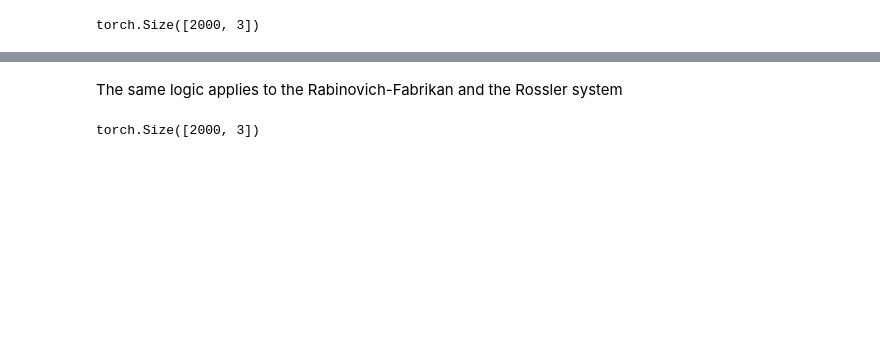
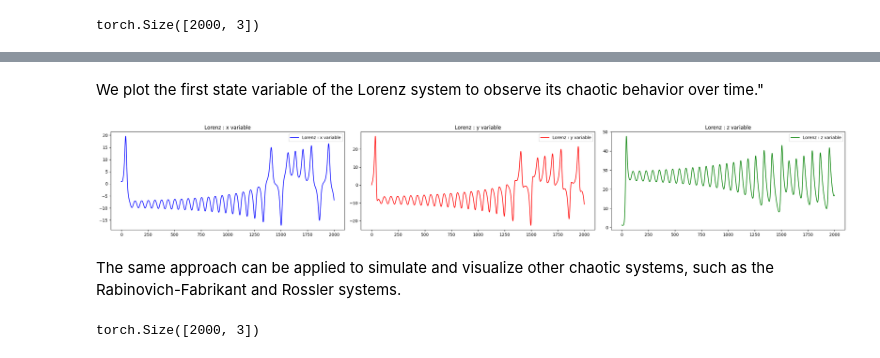
Before and after one commit to rock-feller/HCNNs_and_Chaos, a Jupyter notebook: workflow_fully_observable_systems.ipynb, the cells around one changed output, grey strips where cells are left out. Cells and saved outputs as stored; diff of their text form; code cells hidden in the pictures; blank space fills up the shorter version.

```diff
--- a/workflow_fully_observable_systems.ipynb
+++ b/workflow_fully_observable_systems.ipynb
@@ -28,3 +25,11 @@ plt.plot(lorenz_data[:, 0])
-# %% [markdown]
-The same logic applies to the Rabinovich-Fabrikan and the Rossler system
+# %% [markdown]
+We plot the first state variable of the Lorenz system to observe its chaotic behavior over time."
+# %%
+plotter_lorenz  =plottings.ChaoticSystemPlotter(data=lorenz_data, system_name='Lorenz')
+# %%
+plotter_lorenz.plot_all_trajectories(render='horizontal')
+# %% [output]
+[figure, added]
+# %% [markdown]
+The same approach can be applied to simulate and visualize other chaotic systems, such as the Rabinovich-Fabrikant and Rossler systems.
 # %%
```
Also changed, not shown: parts of 32 cells of this notebook.
